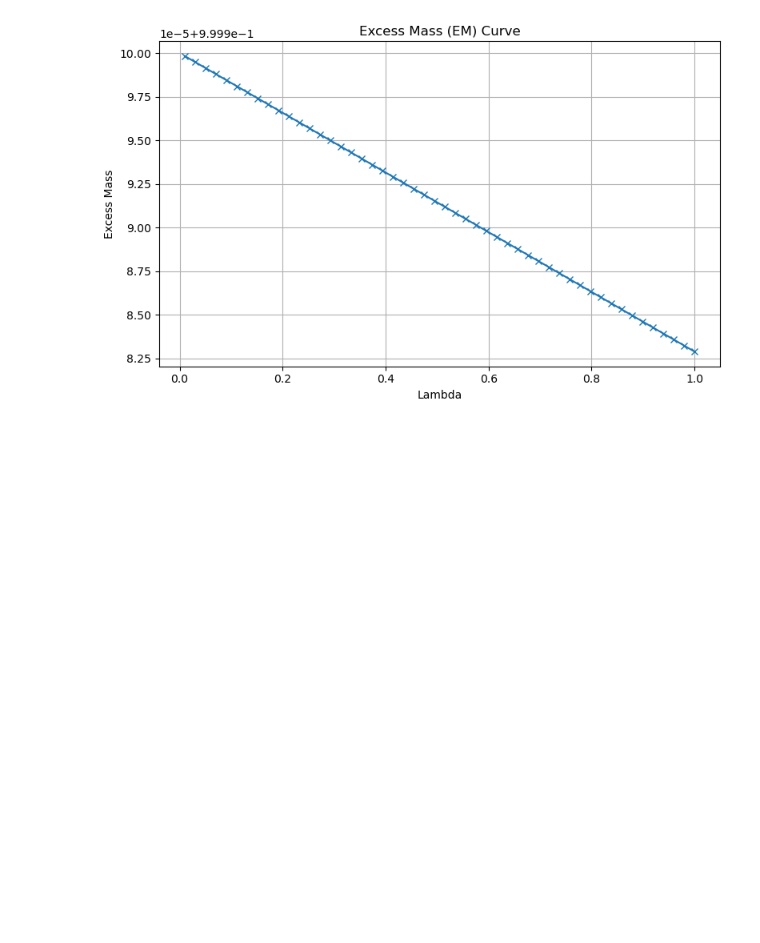
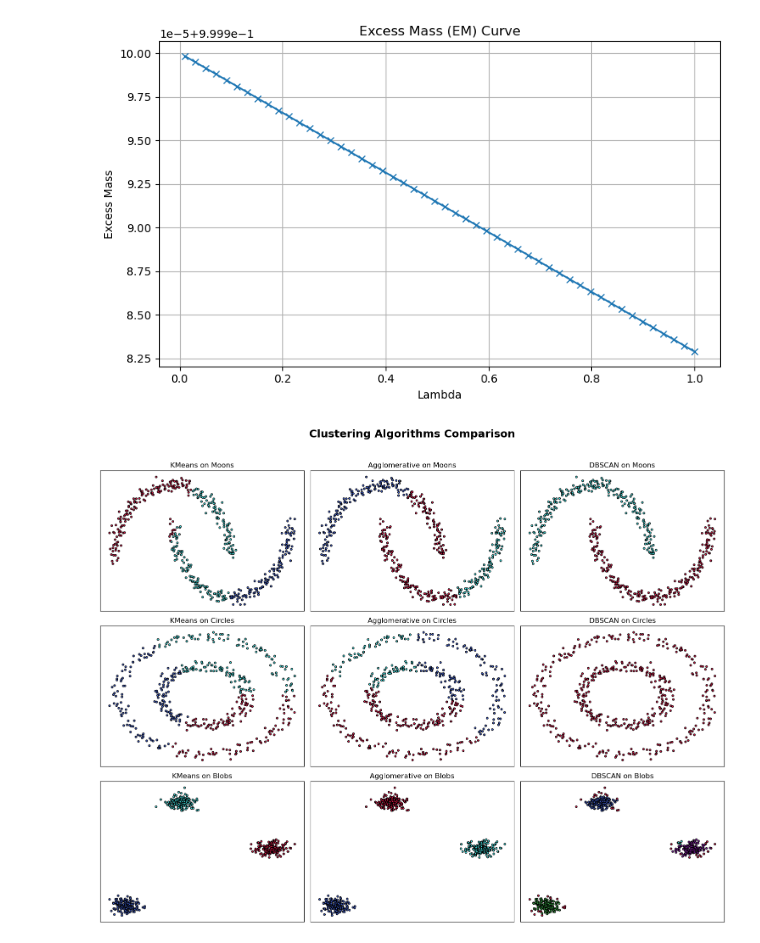
Before and after one commit to PacktPublishing/Python-Data-Analysis-4E, a Jupyter notebook: Chapter10/10_unsupervised_learning.ipynb, the cells around one changed output. Drawn from its saved outputs; the diff is of its cells as text; code cells hidden in the pictures; blank space fills up the shorter version.

```diff
--- a/Chapter10/10_unsupervised_learning.ipynb
+++ b/Chapter10/10_unsupervised_learning.ipynb
@@ -497,3 +517,50 @@ plt.tight_layout()
 plt.show()
 # %% [output]
 [figure]
+# %%
+import matplotlib.pyplot as plt
+from matplotlib.colors import ListedColormap
+from sklearn.datasets import make_moons, make_circles, make_blobs
+from sklearn.cluster import KMeans, AgglomerativeClustering, DBSCAN
+
+# Define custom popping colors
+custom_cmap = ListedColormap(["#e6194b", "#3cb44b", "#ffe119", "#4363d8", "#f58231", "#911eb4", "#46f0f0"])
+
+# Prepare datasets
+datasets = [
+    ("Moons", make_moons(n_samples=500, noise=0.05, random_state=42)),
+    ("Circles", make_circles(n_samples=500, factor=0.5, noise=0.05)),
+    ("Blobs", make_blobs(n_samples=500, centers=3, cluster_std=0.60, random_state=42))
+]
+
+# Prepare clustering algorithms
+clustering_algorithms = [
+    ("KMeans", KMeans(n_clusters=3, random_state=42)),
+    ("Agglomerative", AgglomerativeClustering(n_clusters=3)),
+    ("DBSCAN", DBSCAN(eps=0.3, min_samples=5))
+]
+
+# Plot configuration
+fig, axes = plt.subplots(nrows=3, ncols=3, figsize=(15, 12))
+fig.suptitle("Clustering Algorithms Comparison", fontsize=18, weight='bold')
+
+for row_idx, (dataset_name, (X, _)) in enumerate(datasets):
+    for col_idx, (algo_name, algo) in enumerate(clustering_algorithms):
+        ax = axes[row_idx, col_idx]
+
+        # Fit clustering
+        y_pred = algo.fit_predict(X)
+
+        # Plot result
+        scatter = ax.scatter(
+            X[:, 0], X[:, 1],
+            c=y_pred, cmap=custom_cmap, s=10, edgecolor='k'
+        )
+        ax.set_title(f"{algo_name} on {dataset_name}")
+        ax.set_xticks([])
+        ax.set_yticks([])
+
+plt.tight_layout(rect=[0, 0, 1, 0.96])
+plt.show()
+# %% [output]
+[figure, added]
```
Also changed, not shown: parts of 11 cells of this notebook.
